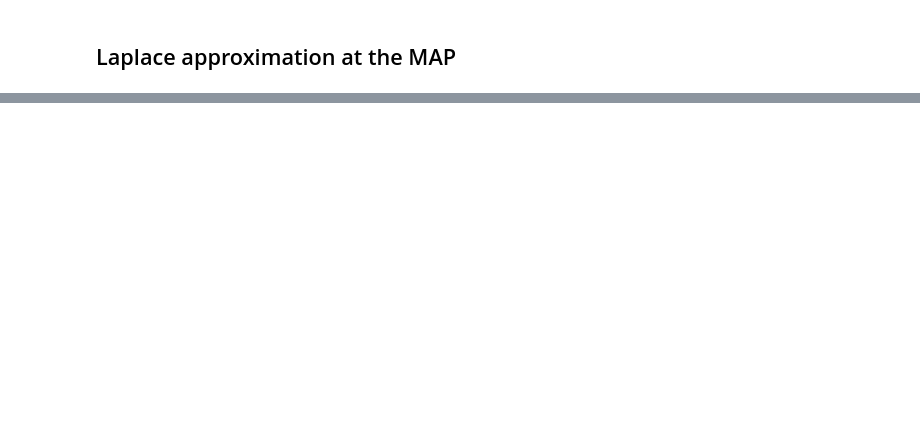
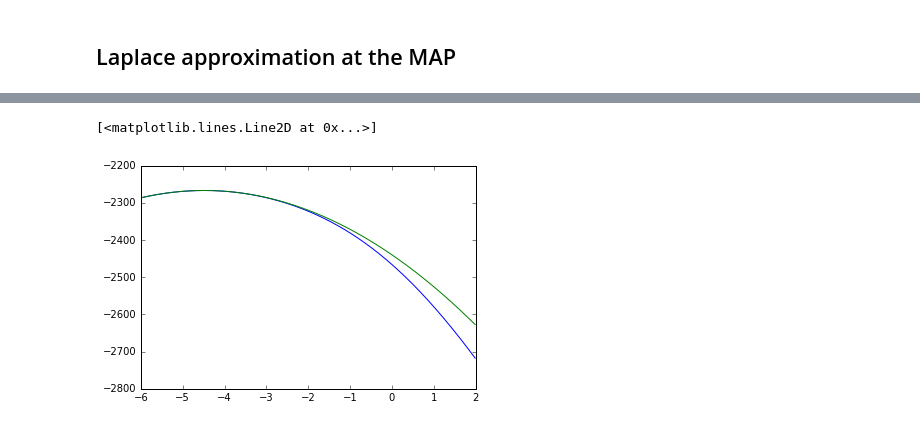
Before and after one commit to lciti/SEAS2016, a Jupyter notebook: Test_LikelihoodBernoulli.ipynb, the cells around one changed output, grey strips where cells are left out. Drawn from its saved outputs; the diff is of its cells as text; code cells hidden in the pictures; blank space fills up the shorter version.

```diff
--- a/Test_LikelihoodBernoulli.ipynb
+++ b/Test_LikelihoodBernoulli.ipynb
@@ -197,0 +228,39 @@ plt.plot(s2e, marginal_loglikelihood_l)
+# %%
+def Conditional_on_one_axis(dN, sigma2e, x_map, axis, values, trials=1.):
+    """Compute the joint probability as a function of one of the coordinates of the state 'x'
+    keeping all other coordinates at the MAP solution. Returns both the exact value and the Laplace approximation.
+
+    :param dN: Observations (K,)
+    :param sigma2e: Variance of process noise
+    :param x_map: MAP solution (e.g. computed by Do_Kalman_Likelihood_Bernoulli_LaplaceMAP)
+    :param axis: Along which axis the section of the joint should be computed (e.g. 3 for x_3)
+    :param values: Values of x[axis] for which the joint should be computed
+    :return: joint_loglikelihood, joint_loglikelihood_map
+    """
+    binom = np.sum(np.log(sp.special.binom(trials, dN)))
+    # Build Hessian of joint
+    D = trials / (np.exp(x_map) + 2 + np.exp(-x_map)) + 2. / sigma2e
+    D[-1] -= 1. / sigma2e
+    B = -np.ones(len(D)) / sigma2e
+    B[-1] = 0.
+    L = sp.linalg.cholesky_banded((D, B), lower=True)
+    joint_loglikelihood_map = (binom + np.sum(dN * x_map - trials * np.log(1 + np.exp(x_map))) -
+                             .5 * ((np.sum(np.diff(x_map)**2) + x_map[0]**2) / sigma2e + len(dN) * np.log(2*np.pi*sigma2e)))
+    joint_loglikelihood_map = joint_loglikelihood_map - .5 * (values - x_map[axis])**2 * (L[0][axis]**2 + L[1][axis]**2)
+    x = x_map.copy()
+    joint_loglikelihood = np.zeros(values.shape)
+    for i in range(len(values)):
+        x[axis] = values[i]
+        # Compute joint and marginal probabilities
+        joint_loglikelihood[i] = (binom + np.sum(dN * x - trials * np.log(1 + np.exp(x))) -
+                                  .5 * ((np.sum(np.diff(x)**2) + x[0]**2) / sigma2e + len(dN) * np.log(2*np.pi*sigma2e)))
+    return joint_loglikelihood, joint_loglikelihood_map
+# %%
+values = np.arange(-6., 2., .01)
+axis = 12
+joint_loglikelihood, joint_loglikelihood_map = Conditional_on_one_axis(dN, sigma2e, x_map_l, axis, values, trials=trials)
+plt.plot(values, joint_loglikelihood)
+plt.plot(values, joint_loglikelihood_map)
+# %% [output]
+[<matplotlib.lines.Line2D at 0x...>]
+[figure, added]
```
Also changed, not shown: parts of 10 cells of this notebook.
